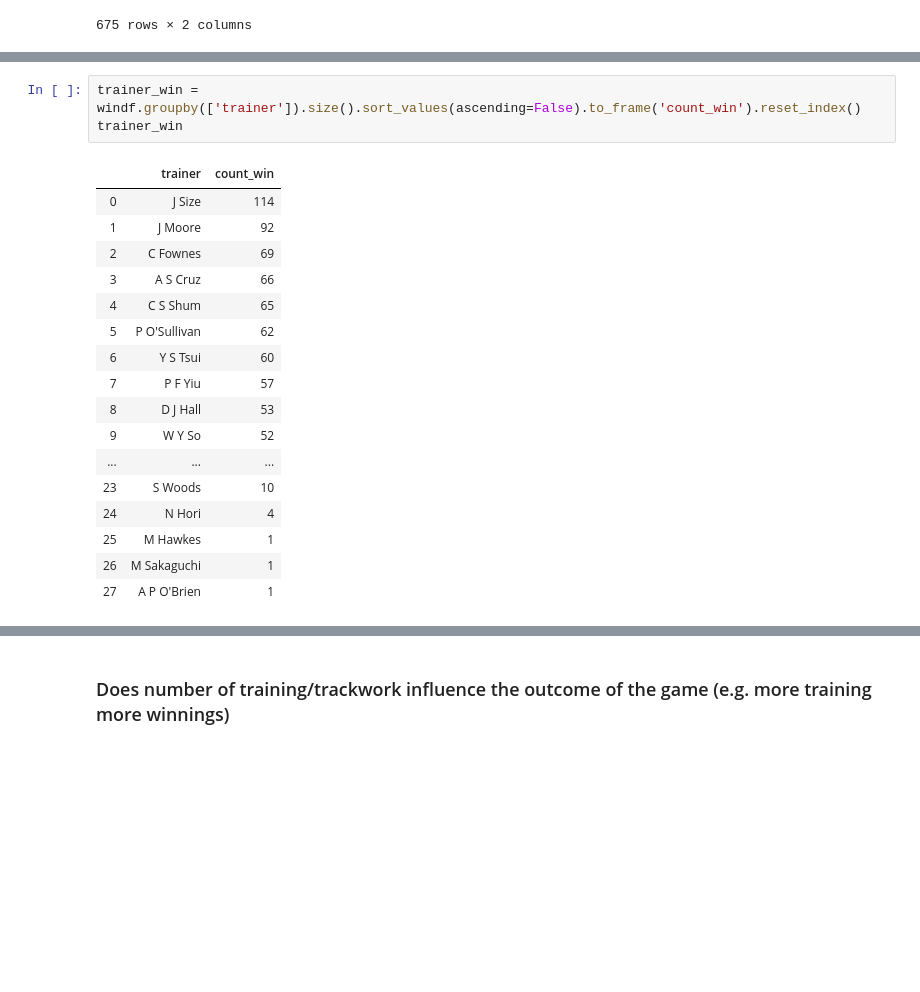
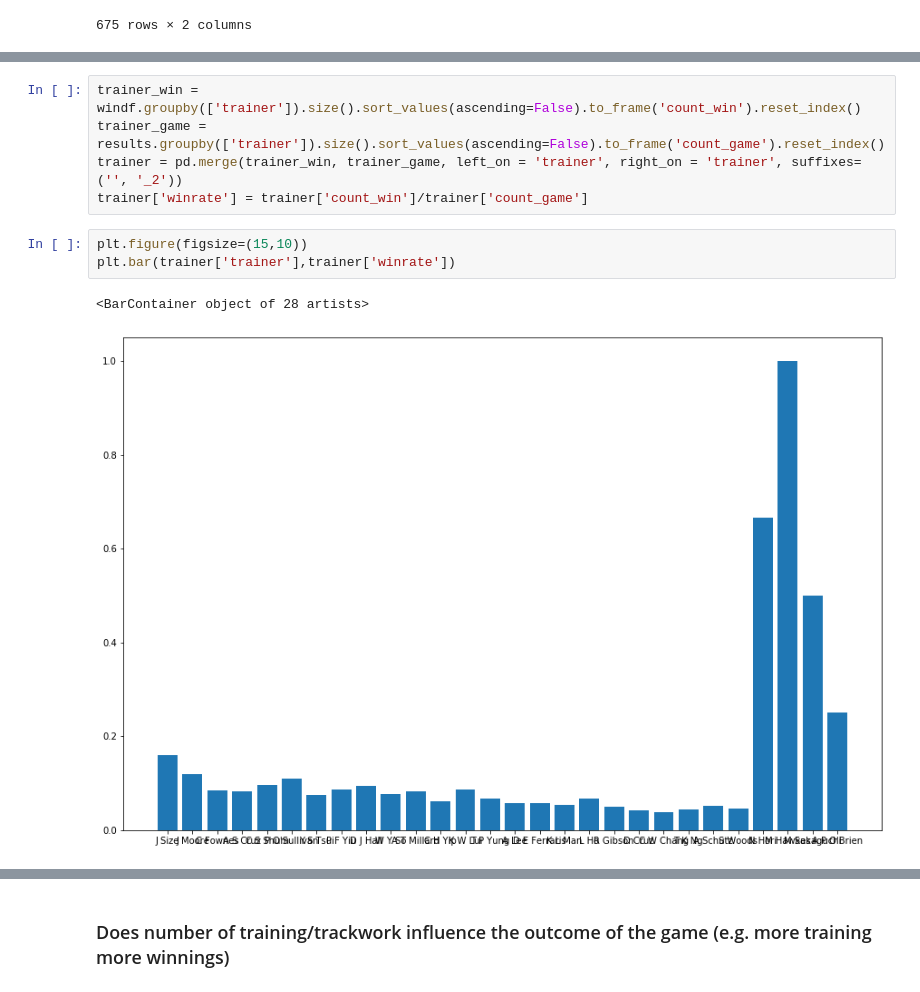
Before and after one commit to ys3250/HKJC, a Jupyter notebook: horse_Menty.ipynb, the cells around one changed output, grey strips where cells are left out. Saved outputs shown, nothing was run; the diff lists cells and outputs as text; blank space fills up the shorter version.

```diff
--- a/horse_Menty.ipynb
+++ b/horse_Menty.ipynb
@@ -568,21 +590,11 @@ jockey_win
 # %%
 trainer_win = windf.groupby(['trainer']).size().sort_values(ascending=False).to_frame('count_win').reset_index()
-trainer_win
+trainer_game = results.groupby(['trainer']).size().sort_values(ascending=False).to_frame('count_game').reset_index()
+trainer = pd.merge(trainer_win, trainer_game, left_on = 'trainer', right_on = 'trainer', suffixes=('', '_2'))
+trainer['winrate'] = trainer['count_win']/trainer['count_game']
-# %% [output]
-|  | trainer | count_win |
-| 0 | J Size | 114 |
-| 1 | J Moore | 92 |
-| 2 | C Fownes | 69 |
-| 3 | A S Cruz | 66 |
-| 4 | C S Shum | 65 |
-| 5 | P O'Sullivan | 62 |
-| 6 | Y S Tsui | 60 |
-| 7 | P F Yiu | 57 |
-| 8 | D J Hall | 53 |
-| 9 | W Y So | 52 |
-| ... | ... | ... |
-| 23 | S Woods | 10 |
-| 24 | N Hori | 4 |
-| 25 | M Hawkes | 1 |
-| 26 | M Sakaguchi | 1 |
-| 27 | A P O'Brien | 1 |
+# %%
+plt.figure(figsize=(15,10))
+plt.bar(trainer['trainer'],trainer['winrate'])
+# %% [output]
+<BarContainer object of 28 artists>
+[figure, added]
```
Also changed, not shown: parts of 9 cells of this notebook.
